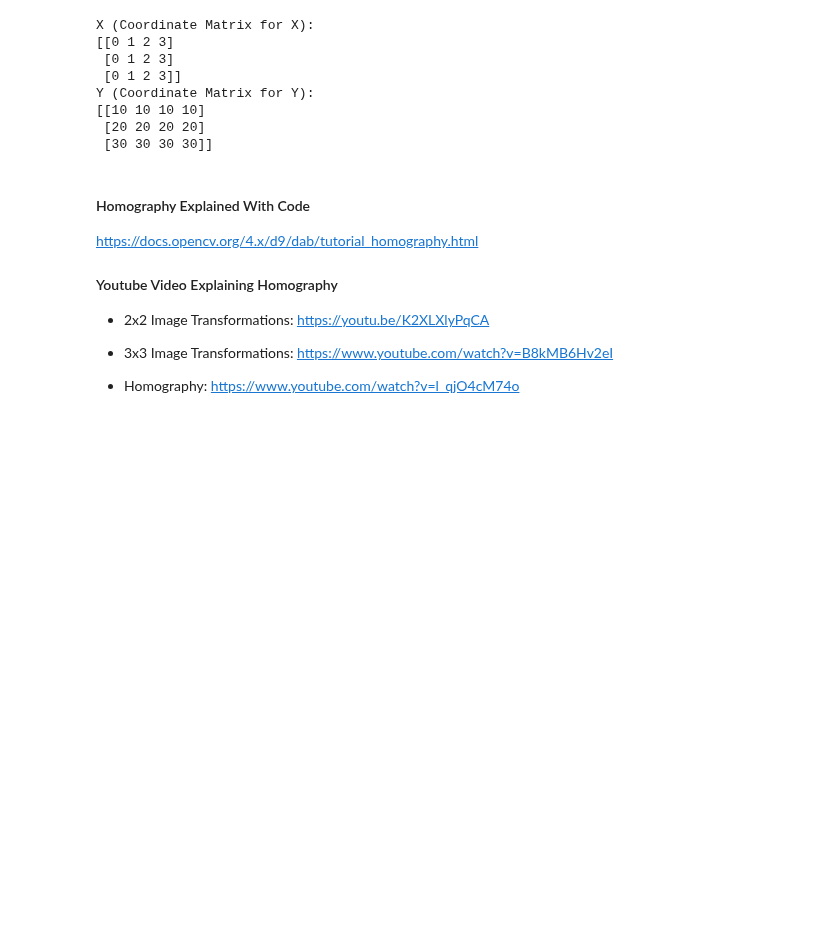
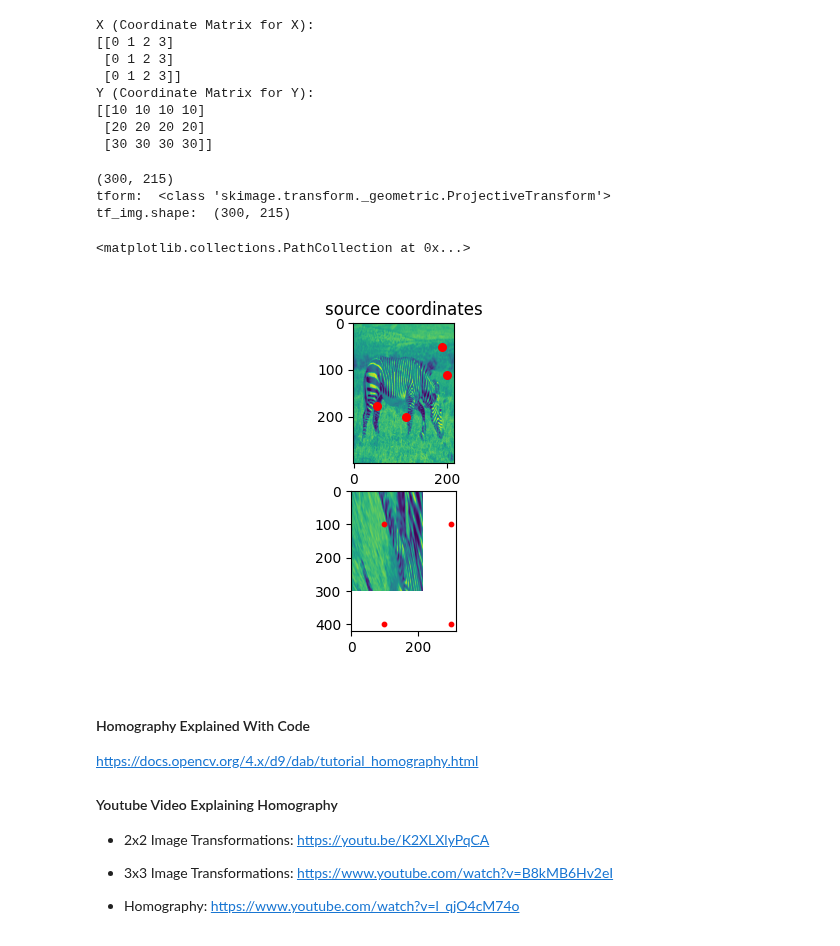
Before and after one commit to JoshuaG-K/transformation-visualization-tool, a Jupyter notebook: transformations.ipynb, the cells around one changed output. Cells and saved outputs as stored; diff of their text form; code cells hidden in the pictures; blank space fills up the shorter version.

```diff
--- a/transformations.ipynb
+++ b/transformations.ipynb
@@ -529,6 +604,35 @@ Y (Coordinate Matrix for Y):
 [[10 10 10 10]
  [20 20 20 20]
  [30 30 30 30]]
+# %%
+from skimage import transform
+print(zebra_img.shape)
+src_2 = np.array([112, 200,
+                  50, 178,
+                  200, 111,
+                  190, 50,]).reshape((4, 2))
+dst_2 = np.array([50, 50,
+                  50, 200,
+                  150, 50,
+                  150, 200,]).reshape((4, 2))
+fig, ax = plt.subplots(2, 1, figsize=(6, 4))
+ax[0].imshow(zebra_img, )
+ax[0].scatter(src_2[:,0], src_2[:,1], c='red', s=30)
+ax[0].set_title('source coordinates')
+dst_2 = dst_2*2 #because image sizes are not the same.
+tform = transform.estimate_transform('projective', src_2, dst_2)
+print("tform: ", tform)
+tf_img = transform.warp(zebra_img, tform.inverse)
+
+print("tf_img.shape: ", tf_img.shape)
+ax[1].imshow(tf_img)
+ax[1].scatter(dst_2[:,0], dst_2[:,1], c='red', s=10)
+# %% [output]
+(300, 215)
+tform:  <class 'skimage.transform._geometric.ProjectiveTransform'>
+tf_img.shape:  (300, 215)
+<matplotlib.collections.PathCollection at 0x...>
+[figure, added]
 # %% [markdown]
 #### Homography Explained With Code ####
 https://docs.opencv.org/4.x/d9/dab/tutorial_homography.html
```
Also changed, not shown: parts of 4 cells of this notebook.
